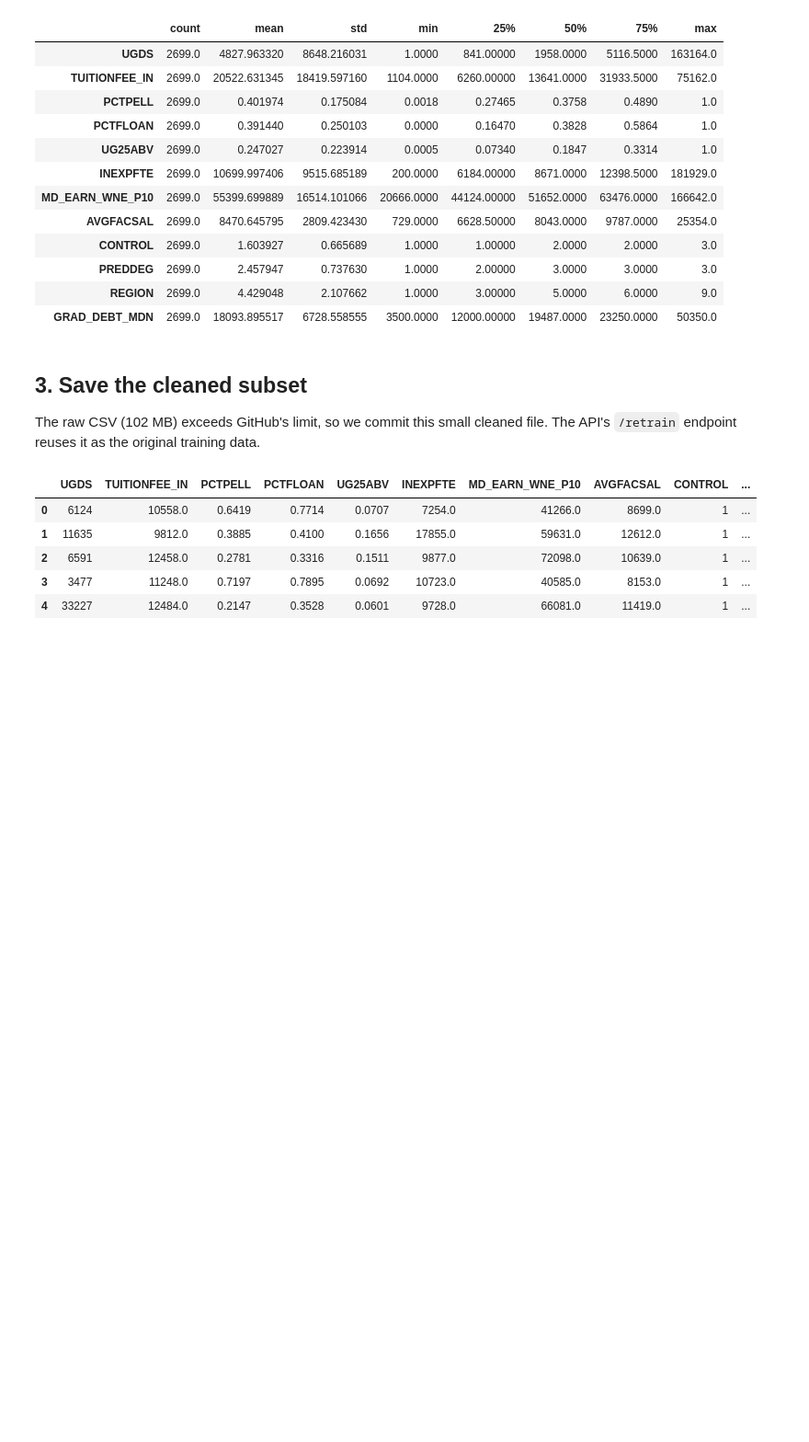
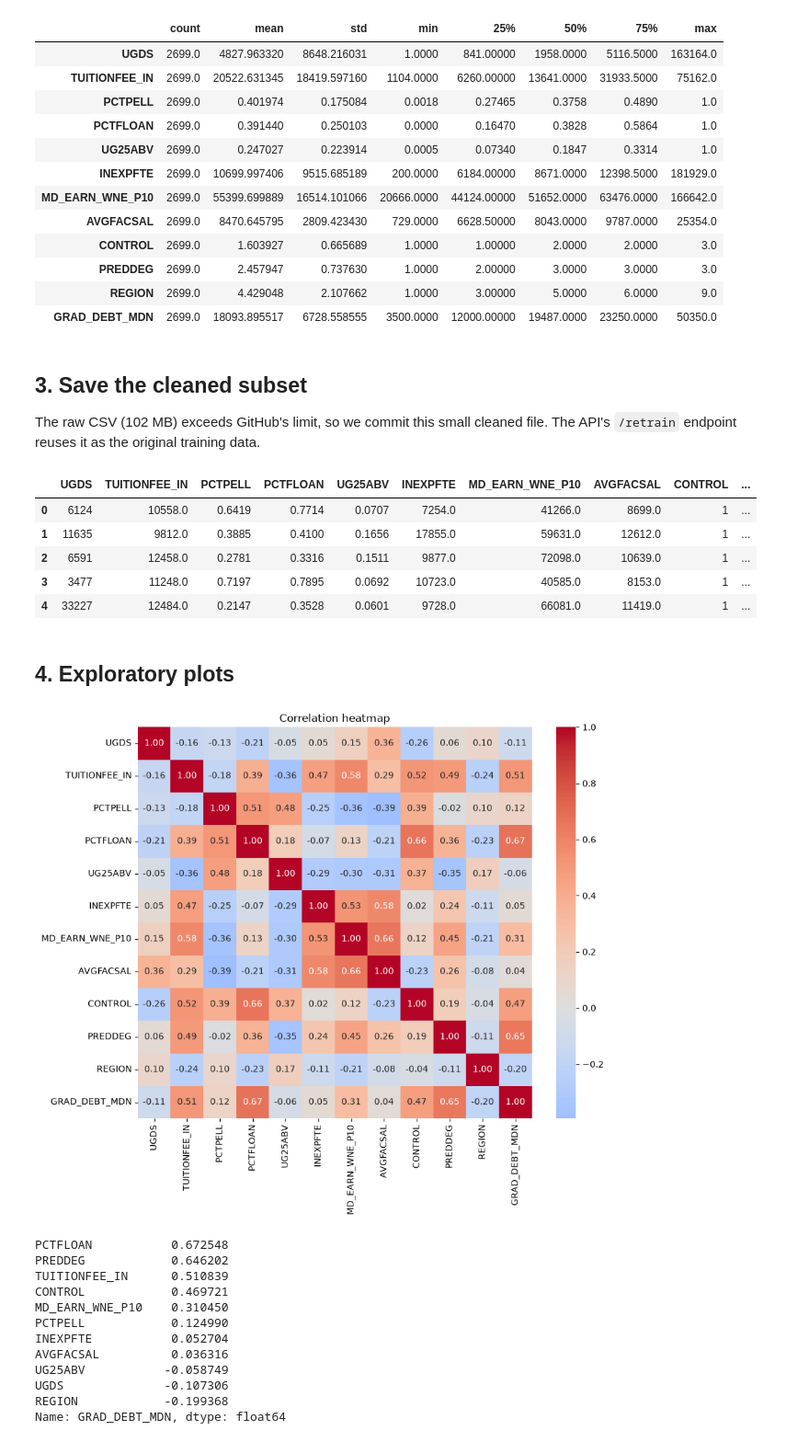
Before and after one commit to mugishamoses/mugisha_moses_linear_regression_model, a Jupyter notebook: summative/linear_regression/multivariate.ipynb, the cells around one changed output. Shown at 92% size. Cells and saved outputs as stored; diff of their text form; code cells hidden in the pictures; blank space fills up the shorter version.

Commit message:
notebook: add correlation heatmap, histograms and box plots with findings

```diff
--- a/summative/linear_regression/multivariate.ipynb
+++ b/summative/linear_regression/multivariate.ipynb
@@ -97,3 +97,27 @@ pd.read_csv("../API/debt_data.csv").head()
 | 2 | 6591 | 12458.0 | 0.2781 | 0.3316 | 0.1511 | 9877.0 | 72098.0 | 10639.0 | 1 | ... |
 | 3 | 3477 | 11248.0 | 0.7197 | 0.7895 | 0.0692 | 10723.0 | 40585.0 | 8153.0 | 1 | ... |
 | 4 | 33227 | 12484.0 | 0.2147 | 0.3528 | 0.0601 | 9728.0 | 66081.0 | 11419.0 | 1 | ... |
+# %% [markdown]
+## 4. Exploratory plots
+# %%
+import matplotlib.pyplot as plt
+import seaborn as sns
+
+plt.figure(figsize=(10, 8))
+sns.heatmap(df.corr(), annot=True, fmt=".2f", cmap="coolwarm", center=0)
+plt.title("Correlation heatmap"); plt.show()
+df.corr()[TARGET].drop(TARGET).sort_values(ascending=False)
+# %% [output]
+[figure, added]
+PCTFLOAN           0.672548
+PREDDEG            0.646202
+TUITIONFEE_IN      0.510839
+CONTROL            0.469721
+MD_EARN_WNE_P10    0.310450
+PCTPELL            0.124990
+INEXPFTE           0.052704
+AVGFACSAL          0.036316
+UG25ABV           -0.058749
+UGDS              -0.107306
+REGION            -0.199368
+Name: GRAD_DEBT_MDN, dtype: float64
```
Also changed, not shown: parts of 5 cells of this notebook.
